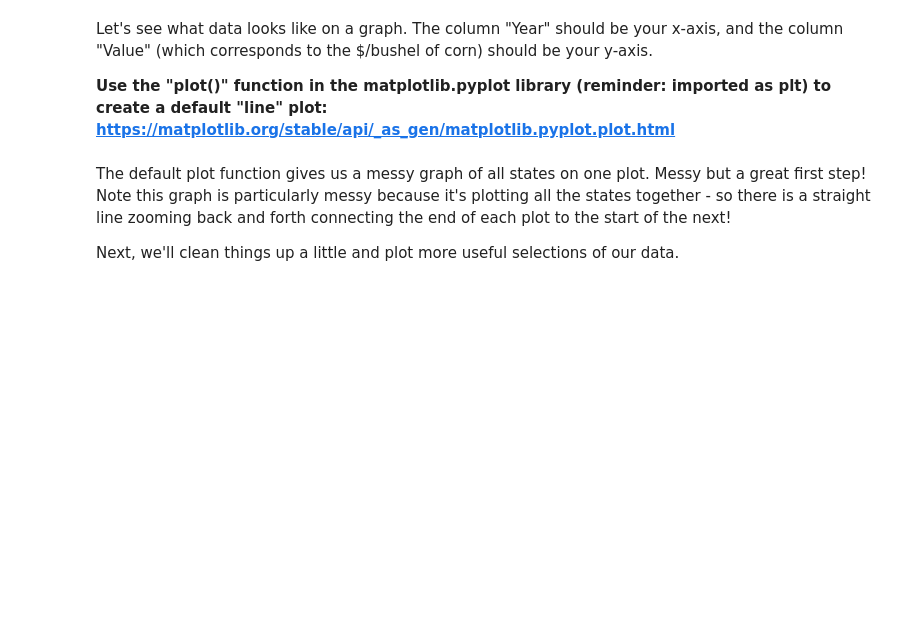
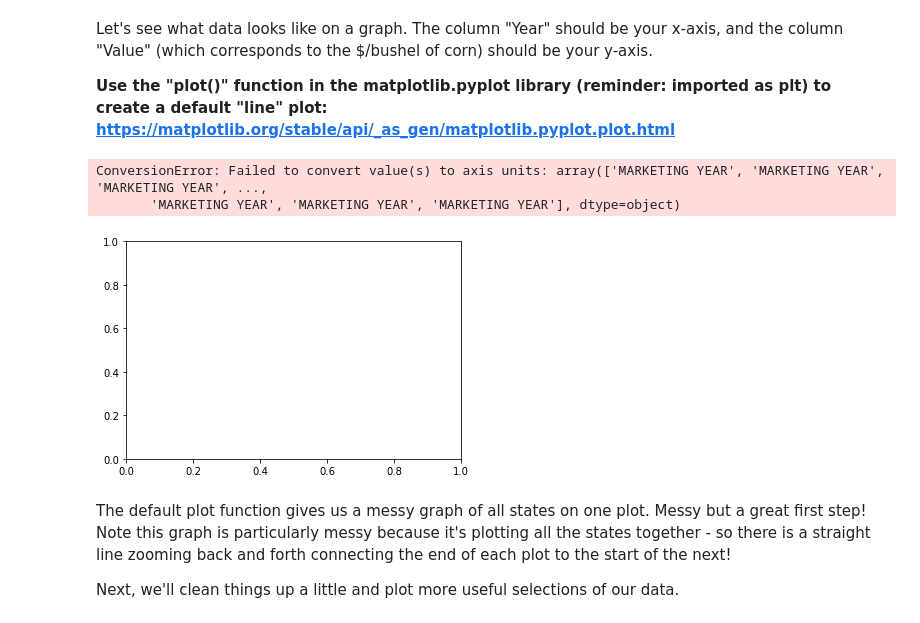
Before and after one commit to ShihYLin/Ag-Informatics, a Jupyter notebook: Lab2/lab2-ShihYunLin.ipynb, the cells around one changed output. Drawn from its saved outputs; the diff is of its cells as text; code cells hidden in the pictures; blank space fills up the shorter version.

Commit message:
clean.csv

```diff
--- a/Lab2/lab2-ShihYunLin.ipynb
+++ b/Lab2/lab2-ShihYunLin.ipynb
@@ -355,6 +355,8 @@ Let's begin with some quick stats about the historical average price of Corn, in
 # %%
 # Read the clean-cornprices.csv file into a new data frame called clean_CORN
 # Enter code here ...
-
+clean_CORN = df
+clean_CORN
 # A quick data description of the average price of corn in 2020 across the U.S.
 # Enter code here ...
+clean_CORN['Value'].describe()
@@ -364,12 +376,16 @@ Let's see what data looks like on a graph. The column "Year" should be your x-ax
 **Use the "plot()" function in the matplotlib.pyplot library (reminder: imported as plt) to create a default "line" plot: https://matplotlib.org/stable/api/_as_gen/matplotlib.pyplot.plot.html**
 # %%
 # Use matplotlib to create line plots for the corn value in $/Bu against year
-
+plt.plot(clean_CORN)
 # Create a plot to display all data all data
 # Enter code here...
 
 #Give your plot a title, x and y axis labels, and activate grid lines.
 # Enter code here...
+# %% [output]
+ConversionError: Failed to convert value(s) to axis units: array(['MARKETING YEAR', 'MARKETING YEAR', 'MARKETING YEAR', ...,
+       'MARKETING YEAR', 'MARKETING YEAR', 'MARKETING YEAR'], dtype=object)
+[figure, added]
 # %% [markdown]
 The default plot function gives us a messy graph of all states on one plot. Messy but a great first step! Note this graph is particularly messy because it's plotting all the states together - so there is a straight line zooming back and forth connecting the end of each plot to the start of the next!
 
```
Also changed, not shown: parts of 1 cell of this notebook, 1 other file.
